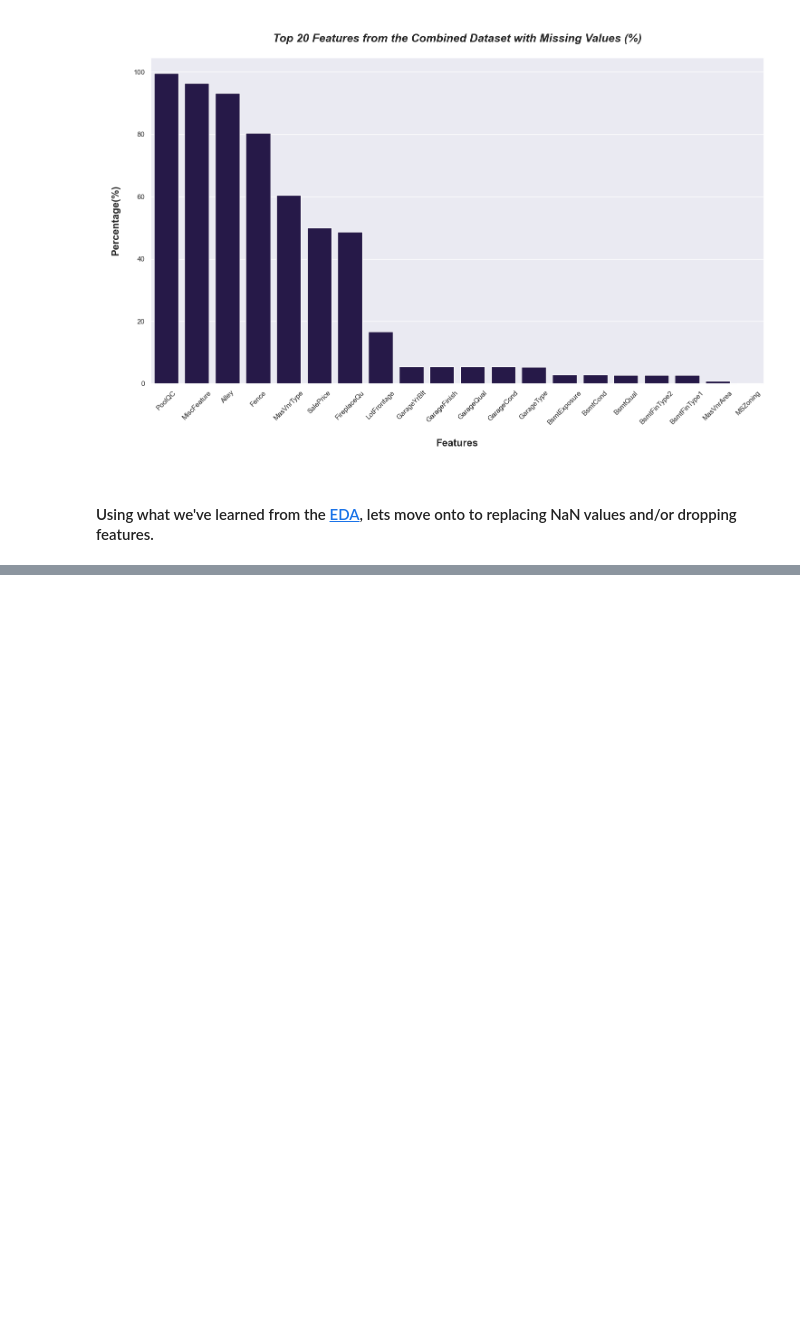
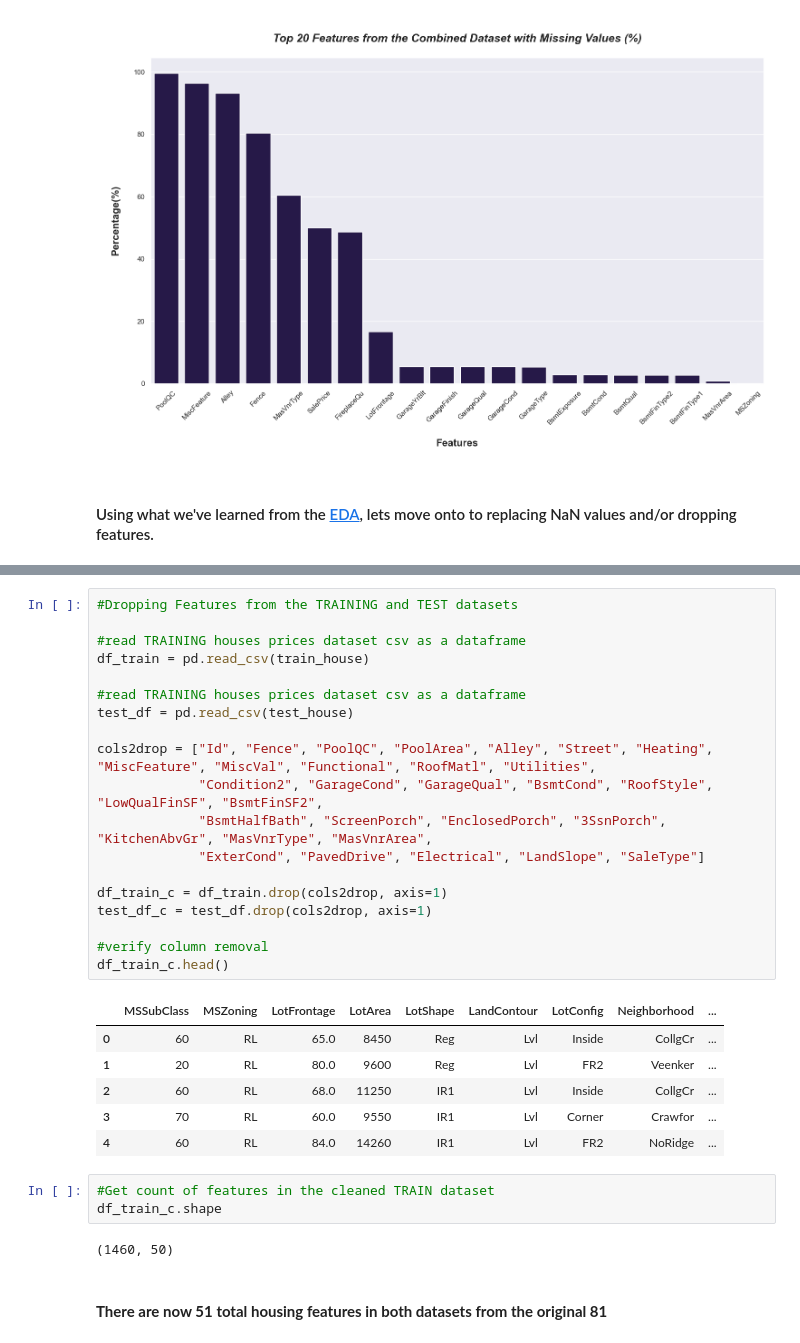
Before and after one commit to thetechleila/Housing-Prices-Predictor, a Jupyter notebook: code/transform.ipynb, the cells around one changed output, grey strips where cells are left out. Saved outputs shown, nothing was run; the diff lists cells and outputs as text; blank space fills up the shorter version.

```diff
--- a/code/transform.ipynb
+++ b/code/transform.ipynb
@@ -259,0 +249,33 @@ MSZoning                        4       0.137033
+# %%
+#Dropping Features from the TRAINING and TEST datasets
+
+#read TRAINING houses prices dataset csv as a dataframe
+df_train = pd.read_csv(train_house)
+
+#read TRAINING houses prices dataset csv as a dataframe
+test_df = pd.read_csv(test_house)
+
+cols2drop = ["Id", "Fence", "PoolQC", "PoolArea", "Alley", "Street", "Heating", "MiscFeature", "MiscVal", "Functional", "RoofMatl", "Utilities",
+             "Condition2", "GarageCond", "GarageQual", "BsmtCond", "RoofStyle", "LowQualFinSF", "BsmtFinSF2",
+             "BsmtHalfBath", "ScreenPorch", "EnclosedPorch", "3SsnPorch", "KitchenAbvGr", "MasVnrType", "MasVnrArea",
+             "ExterCond", "PavedDrive", "Electrical", "LandSlope", "SaleType"]
+
+df_train_c = df_train.drop(cols2drop, axis=1)
+test_df_c = test_df.drop(cols2drop, axis=1)
+
+#verify column removal
+df_train_c.head()
+# %% [output]
+|  | MSSubClass | MSZoning | LotFrontage | LotArea | LotShape | LandContour | LotConfig | Neighborhood | ... |
+| 0 | 60 | RL | 65.0 | 8450 | Reg | Lvl | Inside | CollgCr | ... |
+| 1 | 20 | RL | 80.0 | 9600 | Reg | Lvl | FR2 | Veenker | ... |
+| 2 | 60 | RL | 68.0 | 11250 | IR1 | Lvl | Inside | CollgCr | ... |
+| 3 | 70 | RL | 60.0 | 9550 | IR1 | Lvl | Corner | Crawfor | ... |
+| 4 | 60 | RL | 84.0 | 14260 | IR1 | Lvl | FR2 | NoRidge | ... |
+# %%
+#Get count of features in the cleaned TRAIN dataset
+df_train_c.shape
+# %% [output]
+(1460, 50)
+# %% [markdown]
+#### **There are now 51 total housing features in both datasets from the original 81**
```
Also changed, not shown: parts of 10 cells of this notebook, 2 other files.
